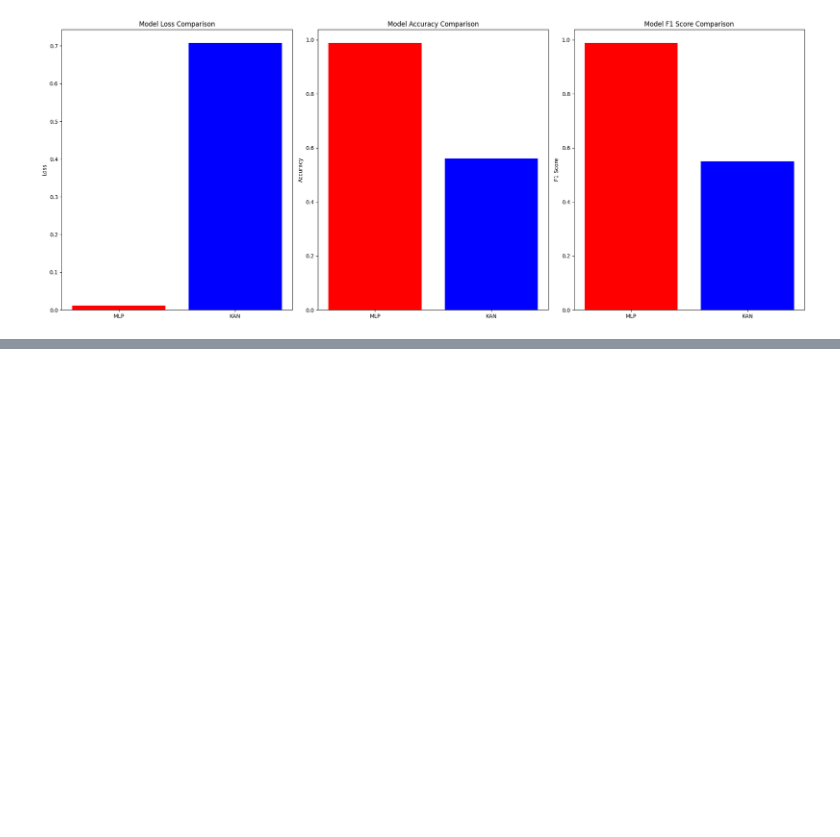
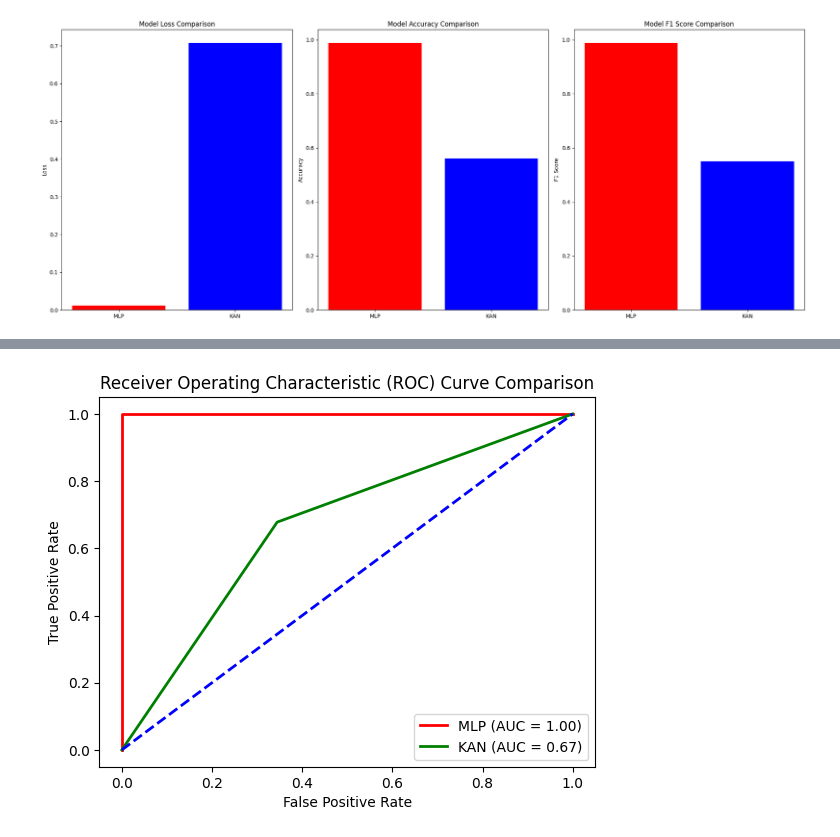
Before and after one commit to meeks627/BeyondAI-KANs-vs-MLPs-Colab-Code, a Jupyter notebook: MY_BAI_project.ipynb, the cells around one changed output, grey strips where cells are left out. Cells and saved outputs as stored; diff of their text form; code cells hidden in the pictures; blank space fills up the shorter version.

```diff
--- a/MY_BAI_project.ipynb
+++ b/MY_BAI_project.ipynb
@@ -519,0 +593,27 @@ plt.show()
+# %%
+y_test_np = y_test.cpu().numpy()
+
+positive_class = 1
+
+
+y_pred_mlp2_binary = (y_pred_mlp2 == positive_class).astype(int)
+y_pred_kan2_binary = (y_pred_kan2 == positive_class).astype(int)
+y_test_binary = (y_test_np == positive_class).astype(int)
+
+fpr_mlp, tpr_mlp, _ = roc_curve(y_test_binary, y_pred_mlp2_binary)
+roc_auc_mlp = auc(fpr_mlp, tpr_mlp)
+
+fpr_kan, tpr_kan, _ = roc_curve(y_test_binary, y_pred_kan2_binary)
+roc_auc_kan = auc(fpr_kan, tpr_kan)
+
+plt.figure()
+plt.plot(fpr_mlp, tpr_mlp, color='red', lw=2, label='MLP (AUC = %0.2f)' % roc_auc_mlp)
+plt.plot(fpr_kan, tpr_kan, color='green', lw=2, label='KAN (AUC = %0.2f)' % roc_auc_kan)
+plt.plot([0, 1], [0, 1], color='blue', lw=2, linestyle='--')
+plt.xlabel('False Positive Rate')
+plt.ylabel('True Positive Rate')
+plt.title('Receiver Operating Characteristic (ROC) Curve Comparison')
+plt.legend(loc="lower right")
+plt.show()
+# %% [output]
+[figure, added]
```
Also changed, not shown: parts of 7 cells of this notebook.
